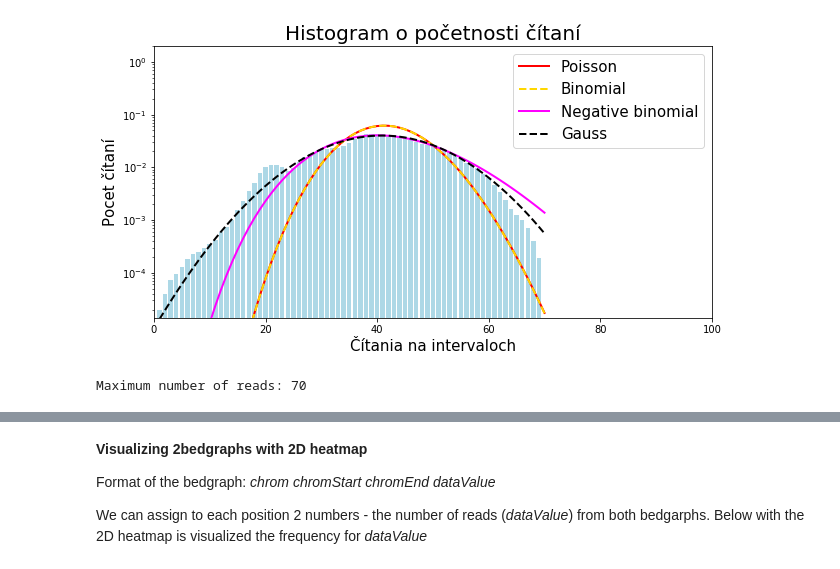
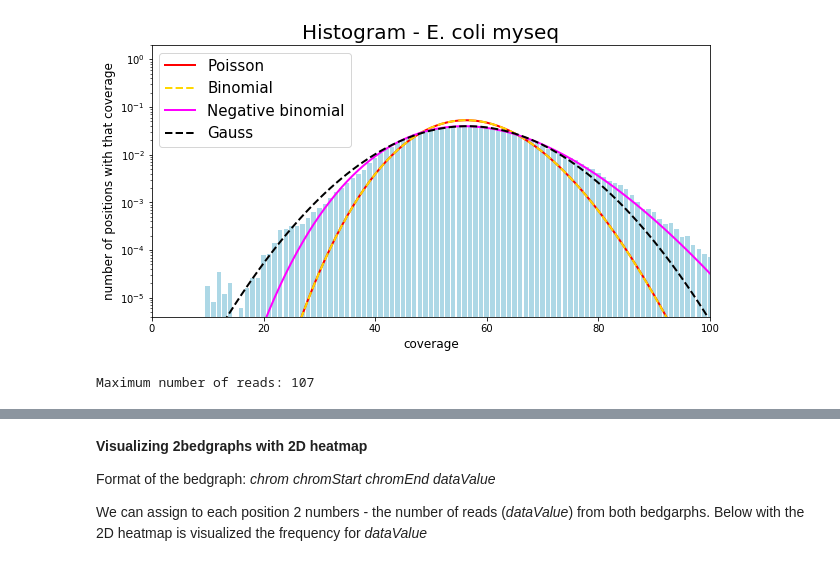
Before and after one commit to evicy/semestral_project, a Jupyter notebook: projekt.ipynb, the cells around one changed output, grey strips where cells are left out. Drawn from its saved outputs; the diff is of its cells as text; code cells hidden in the pictures.

```diff
--- a/projekt.ipynb
+++ b/projekt.ipynb
@@ -33,3 +25,28 @@ if (bed1_columns[2][len(bed1_columns[2])-1]) != (bed2_columns[2][len(bed2_column
+# %%
+def get_bedG_ranges(bed_columns):
+    return np.array([(int(bed_columns[1][i]), int(bed_columns[2][i])) for i in range(len(bed_columns[1]))])
+
+
+def get_bedG_ranges_size(bed_columns):
+    return np.array([(int(bed_columns[2][i]) - int(bed_columns[1][i])) for i in range(len(bed_columns[1]))])
+
+
+def get_bedG_scores(bed_columns):
+    return np.array([int(bed_columns[3][i]) for i in range(len(bed_columns[3]))])
+
+
+# vrati najvacsiu chromEndPosition
+def get_bedG_maxPosition(bed_columns):
+    return bed_columns[2][len(bed_columns[0])-1]
+# %%
+bed1_columns = read_bedgraph('C:\\Users\\Evi\\Documents\\2INF-LETO\\RP\\ref-miseq.bedgraph')
+bed2_columns = read_bedgraph('C:\\Users\\Evi\\Documents\\2INF-LETO\\RP\\ref-nanopore.bedgraph')
+
+bed1_ranges = get_bedG_ranges(bed1_columns)
+bed1_score = get_bedG_scores(bed1_columns)
+
+bed2_ranges = get_bedG_ranges(bed2_columns)
+bed2_score = get_bedG_scores(bed2_columns)
 # %% [markdown]
 **Drawing histograms**
 <br>
@@ -39,14 +54,12 @@ The following function converts the data into format that can be used by the dra
 # %%
 from DrawDistributions import draw
-from DrawErrors import drawErrors
 
-def drawHistogramsForReads(ranges, score):
-    # predpokladame, ze velkost ranges == velkost score
-    # Zadaj limitu pre os x>
+def drawHistogramsForReads(ranges, score, title='Title', x_axis_name='x axis', y_axis_name='y axis'):
+    if len(ranges) != len(score):
+        raise ValueError('Wrong files, the length of arrays should be equal')
+
+    # Zadaj limitu pre os x:
     max_x=100
-
-    # Zadaj pocet shiftnuti
-    num_of_shifts = 1
 
     #spravim histogram a zobrazim ho pomocou draw
     histo = {}
@@ -56,8 +69,8 @@ def drawHistogramsForReads(ranges, score):
         else:
             histo[int(score[i])] = (int(ranges[i][1])-int(ranges[i][0]))
     # treba vymazat 0, inak to pada
-    if(0 in histo):
+    if 0 in histo:
         del histo[0]
-    data = draw(histo, max_x, num_of_shifts)
+    data = draw(histo, max_x, title, x_axis_name, y_axis_name)
     #print(len(histo))
     print('Maximum number of reads:', max(histo))
@@ -69,5 +77,6 @@ Maximum number of reads: 107
-# %%
-drawHistogramsForReads(bed2_ranges, bed2_score)
-# %% [output]
-[figure, removed]
-Maximum number of reads: 70
+# %%
+drawHistogramsForReads(bed1_ranges, bed1_score, title='Histogram - E. coli myseq',
+                       x_axis_name='coverage', y_axis_name='number of positions with that coverage')
+# %% [output]
+[figure, added]
+Maximum number of reads: 107
```
Also changed, not shown: parts of 30 cells of this notebook, 2 other files.
